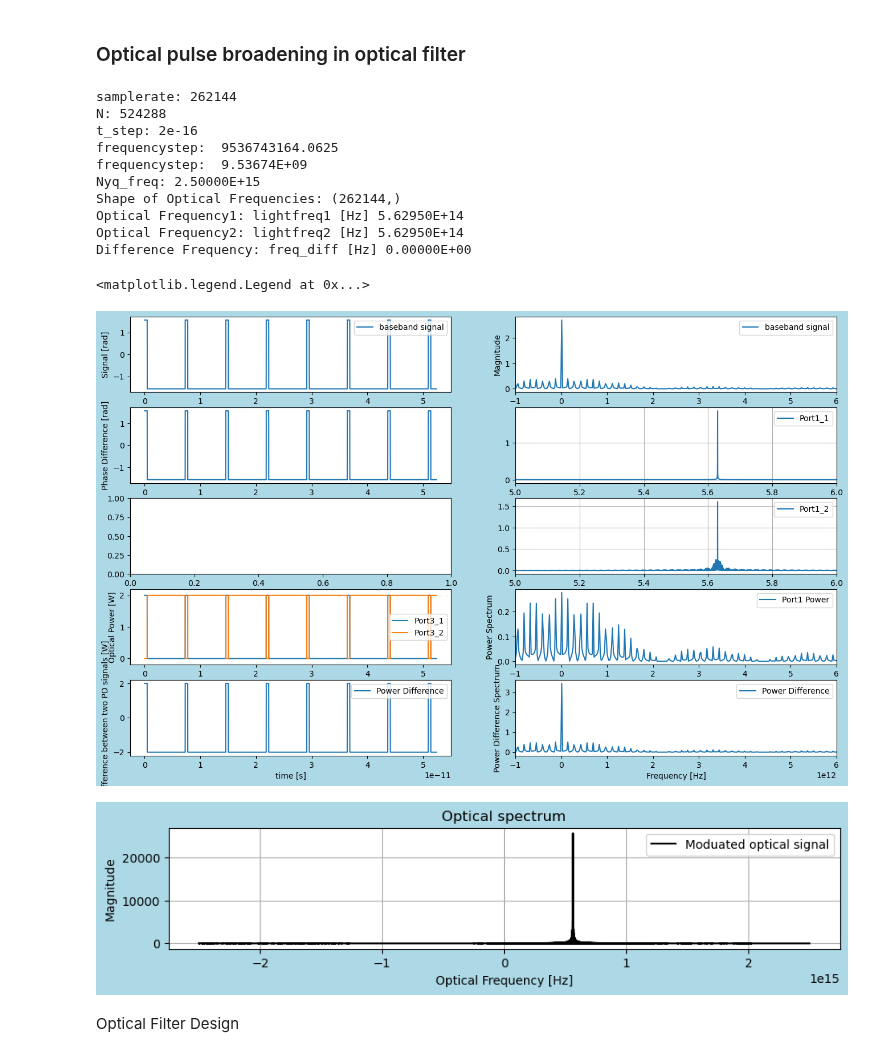
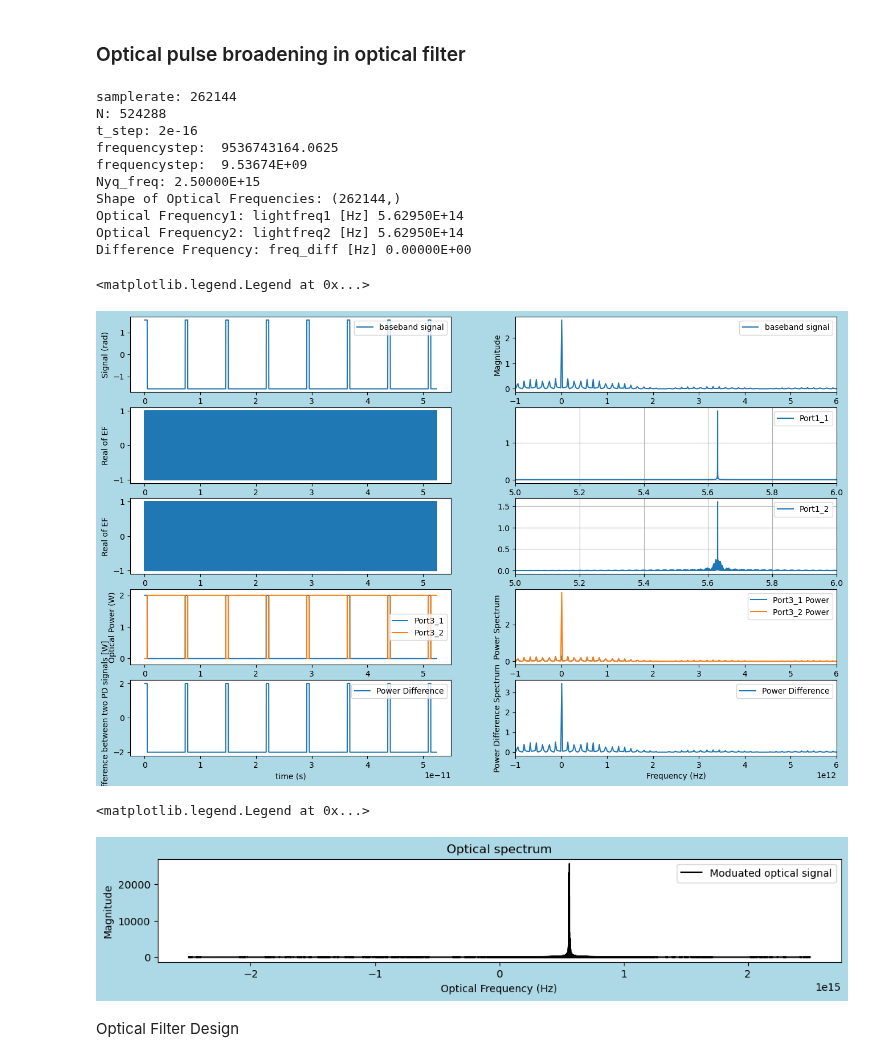
Before and after one commit to tacticstactics/Optical-pulse-broadening, a Jupyter notebook: optical_pulse_broadening_optical_filter.ipynb, the cells around one changed output. Saved outputs shown, nothing was run; the diff lists cells and outputs as text; code cells hidden in the pictures.

```diff
--- a/optical_pulse_broadening_optical_filter.ipynb
+++ b/optical_pulse_broadening_optical_filter.ipynb
@@ -203,13 +203,13 @@ ax1_2.set_ylabel("Magnitude")
 ax1_2.set_xlim(-1e12,6e12)
 ax1_2.legend()
 
-#ax1_3.plot(tcol,np.real(Port1_1_EFcol))
-#ax1_3.set_ylabel("Real Part of EF")
-ax1_3.plot(tcol,phase_diff_col)
-ax1_3.set_ylabel("Phase Difference (rad)")
+ax1_3.plot(tcol,np.real(Port1_1_EFcol))
+ax1_3.set_ylabel("Real of EF")
+#ax1_3.plot(tcol,phase_diff_col)
+#ax1_3.set_ylabel("Phase Difference (rad)")
 
-#ax1_5.plot(tcol,np.real(Port1_2_EFcol))
-#ax1_5.set_ylabel("Real Part of EF")
+ax1_5.plot(tcol,np.real(Port1_2_EFcol))
+ax1_5.set_ylabel("Real of EF")
 #ax1_5.plot(tcol,phase2_col)
 #ax1_5.set_ylabel("Phase2")
 
@@ -237,10 +237,11 @@ ax1_6.set_xlim(500e12,600e12)
 ax1_6.legend()
 ax1_6.grid(True)
 
-Port1_powercol_f = fftshift(fft(Port3_1_powercol))
-Port2_powercol_f = fftshift(fft(Port3_2_powercol))
+Port3_1_powercol_f = fftshift(fft(Port3_1_powercol))
+Port3_2_powercol_f = fftshift(fft(Port3_2_powercol))
 
-ax1_8.plot(optical_frequencies, 2.0/samplerate * np.abs(Port1_powercol_f),label="Port1 Power")
+ax1_8.plot(optical_frequencies, 2.0/samplerate * np.abs(Port3_1_powercol_f),label="Port3_1 Power")
+ax1_8.plot(optical_frequencies, 2.0/samplerate * np.abs(Port3_2_powercol_f),label="Port3_2 Power")
 ax1_8.set_ylabel("Power Spectrum")
 ax1_8.set_xlim(-1e12,6e12)
 ax1_8.legend()
@@ -263,23 +264,23 @@ Optical Frequency1: lightfreq1 [Hz] 5.62950E+14
 Optical Frequency2: lightfreq2 [Hz] 5.62950E+14
 Difference Frequency: freq_diff [Hz] 0.00000E+00
 <matplotlib.legend.Legend at 0x...>
-[figure, old version]
+[figure, new version]
 # %%
 fft_modulated_optical_signal = fftshift(fft(Port3_1_EFcol))
 
-fig1 = plt.figure(figsize = (10,4), facecolor='lightblue')
+fig1 = plt.figure(figsize = (12,4), facecolor='lightblue')
 
 ax1_1 = fig1.add_subplot(2, 1, 1)
 ax1_1.set_title("Optical spectrum")
 ax1_1.plot(optical_frequencies, np.abs(fft_modulated_optical_signal),"k",label='Moduated optical signal')
 ax1_1.set_xlabel("Optical Frequency (Hz)")
 ax1_1.set_ylabel("Magnitude")
 #ax1_1.set_xlim(190e12,200e12)
 #ax1_1.set_xlim(0, frequencystep * samplerate * 1.1/1)
 ax1_1.legend()
-ax1_1.grid()
 # %% [output]
+<matplotlib.legend.Legend at 0x...>
-[figure, old version]
+[figure, new version]
 # %% [markdown]
 Optical Filter Design
 # %%
```
Also changed, not shown: parts of 12 cells of this notebook.
